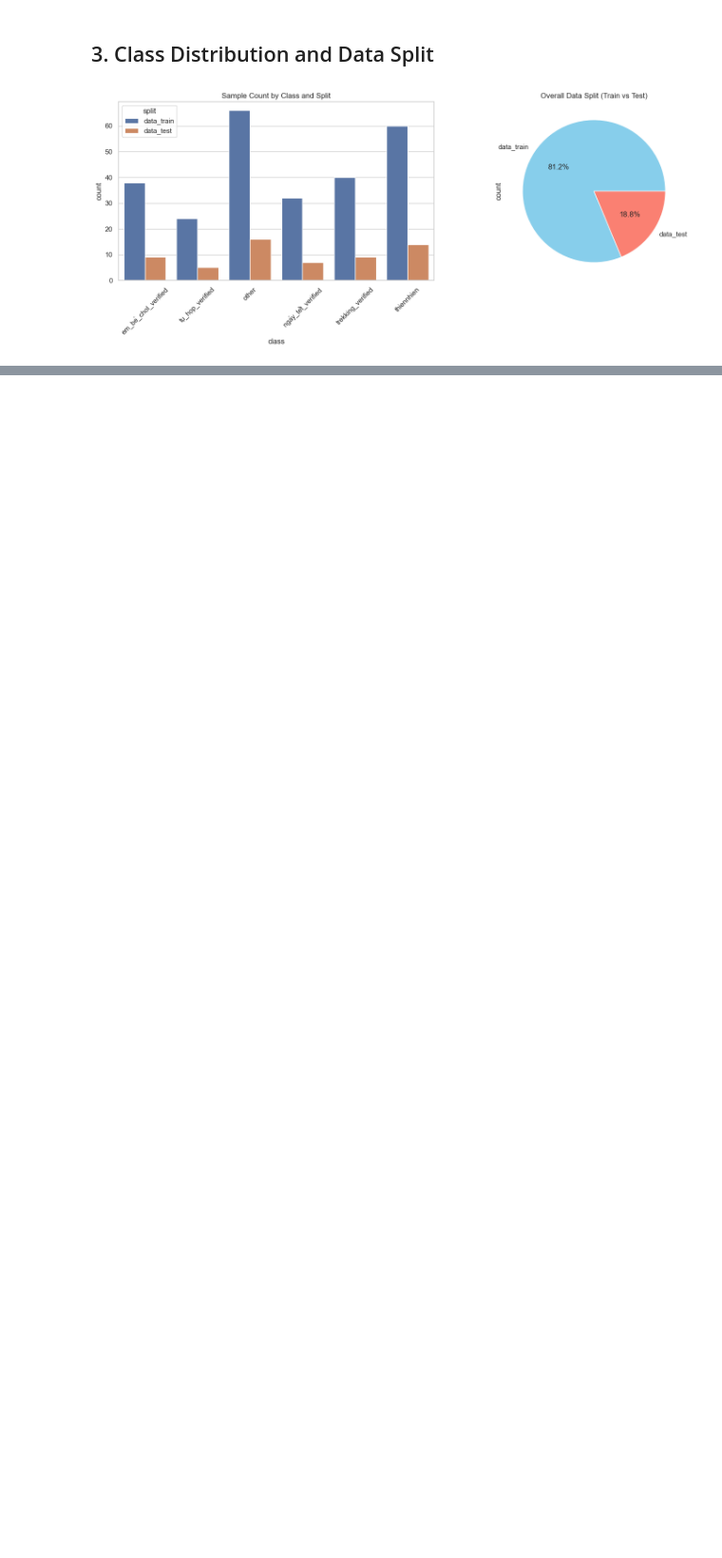
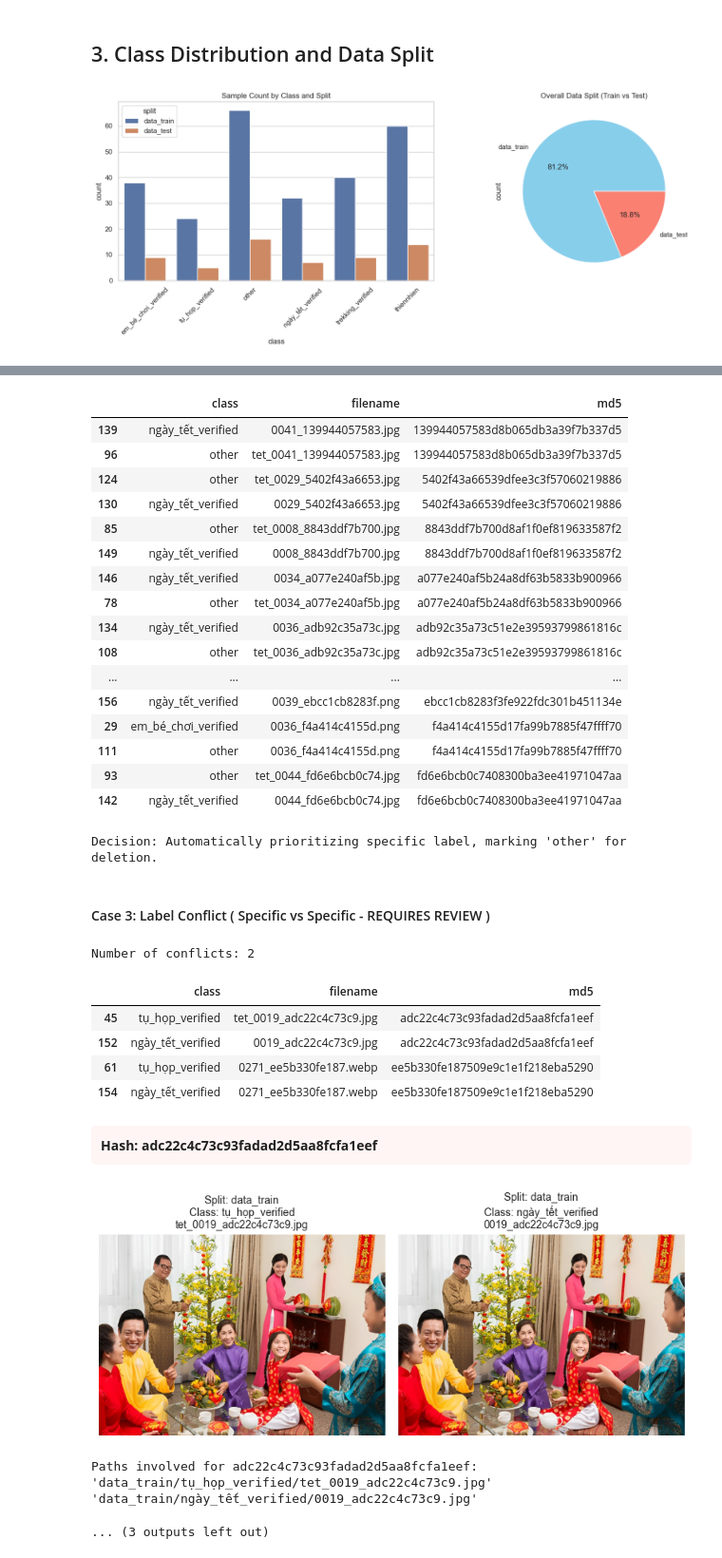
Before and after one commit to QuocThai-254/test, a Jupyter notebook: EDA_Data_Analysis.ipynb, the cells around one changed output, grey strips where cells are left out. Shown at 95% size. Saved outputs shown, nothing was run; the diff lists cells and outputs as text; code cells hidden in the pictures; blank space fills up the shorter version.

```diff
--- a/EDA_Data_Analysis.ipynb
+++ b/EDA_Data_Analysis.ipynb
@@ -230,0 +122,45 @@ plot_sample_grid(train_df, n_samples=4)
+# %%
+to_delete_automated = []
+
+# 4.1 Intra-class duplicates (Same Image, Same Class)
+intra_dupes = train_df[train_df.duplicated(['class', 'md5'], keep=False)].sort_values(['class', 'md5'])
+display(HTML("<h4>Case 1: Intra-class Duplicates (Same label, same content)</h4>"))
+print(f"Number of intra-class duplicates: {intra_dupes['md5'].nunique()}")
+if not intra_dupes.empty:
+    display(intra_dupes[['class', 'filename', 'md5']])
+    # Logic: Keep one, mark others for automated deletion
+    for _, group in intra_dupes.groupby(['class', 'md5']):
+        to_delete_automated.extend(group.iloc[1:]['path'].tolist())
+
+# 4.2 Inter-class conflicts (Same Image, Different Class)
+inter_dupes_all = train_df[train_df.duplicated('md5', keep=False)].sort_values('md5')
+if not inter_dupes_all.empty:
+    inter_conflicts = []
+    for md5, group in inter_dupes_all.groupby('md5'):
+        if len(group['class'].unique()) > 1:
+            inter_conflicts.append(group)
+
+    if inter_conflicts:
+        conflicts_df = pd.concat(inter_conflicts)
+
+        # CASE 2: other vs Specific
+        case2_df = conflicts_df[conflicts_df.groupby('md5')['class'].transform(lambda x: 'other' in x.values)]
+        if not case2_df.empty:
+            display(HTML("<h4>Case 2: Label Conflict ( 'other' vs Specific Label )</h4>"))
+            print(f"Number of conflicts: {case2_df['md5'].nunique()}")
+            display(case2_df[['class', 'filename', 'md5']])
+            print("Decision: Automatically prioritizing specific label, marking 'other' for deletion.")
+            to_delete_automated.extend(case2_df[case2_df['class'] == 'other']['path'].tolist())
+
+        # CASE 3: Specific vs Specific (Requires Review)
+        case3_df = conflicts_df[conflicts_df.groupby('md5')['class'].transform(lambda x: 'other' not in x.values)]
+        if not case3_df.empty:
+            display(HTML("<h4>Case 3: Label Conflict ( Specific vs Specific - REQUIRES REVIEW )</h4>"))
+            print(f"Number of conflicts: {case3_df['md5'].nunique()}")
+            case3_md5s = case3_df['md5'].unique()
+            display(case3_df[['class', 'filename', 'md5']])
+
+            display_conflict_images(case3_df, case3_md5s)
+else:
+    print("No inter-class label conflicts found.")
+# %% [output]
@@ -230,0 +171,31 @@ plot_sample_grid(train_df, n_samples=4)
+|  | class | filename | md5 |
+| 139 | ngày_tết_verified | 0041_139944057583.jpg | 139944057583d8b065db3a39f7b337d5 |
+| 96 | other | tet_0041_139944057583.jpg | 139944057583d8b065db3a39f7b337d5 |
+| 124 | other | tet_0029_5402f43a6653.jpg | 5402f43a66539dfee3c3f57060219886 |
+| 130 | ngày_tết_verified | 0029_5402f43a6653.jpg | 5402f43a66539dfee3c3f57060219886 |
+| 85 | other | tet_0008_8843ddf7b700.jpg | 8843ddf7b700d8af1f0ef819633587f2 |
+| 149 | ngày_tết_verified | 0008_8843ddf7b700.jpg | 8843ddf7b700d8af1f0ef819633587f2 |
+| 146 | ngày_tết_verified | 0034_a077e240af5b.jpg | a077e240af5b24a8df63b5833b900966 |
+| 78 | other | tet_0034_a077e240af5b.jpg | a077e240af5b24a8df63b5833b900966 |
+| 134 | ngày_tết_verified | 0036_adb92c35a73c.jpg | adb92c35a73c51e2e39593799861816c |
+| 108 | other | tet_0036_adb92c35a73c.jpg | adb92c35a73c51e2e39593799861816c |
+| ... | ... | ... | ... |
+| 156 | ngày_tết_verified | 0039_ebcc1cb8283f.png | ebcc1cb8283f3fe922fdc301b451134e |
+| 29 | em_bé_chơi_verified | 0036_f4a414c4155d.png | f4a414c4155d17fa99b7885f47ffff70 |
+| 111 | other | 0036_f4a414c4155d.png | f4a414c4155d17fa99b7885f47ffff70 |
+| 93 | other | tet_0044_fd6e6bcb0c74.jpg | fd6e6bcb0c7408300ba3ee41971047aa |
+| 142 | ngày_tết_verified | 0044_fd6e6bcb0c74.jpg | fd6e6bcb0c7408300ba3ee41971047aa |
+Decision: Automatically prioritizing specific label, marking 'other' for deletion.
+Case 3: Label Conflict ( Specific vs Specific - REQUIRES REVIEW )
+Number of conflicts: 2
+|  | class | filename | md5 |
+| 45 | tụ_họp_verified | tet_0019_adc22c4c73c9.jpg | adc22c4c73c93fadad2d5aa8fcfa1eef |
+| 152 | ngày_tết_verified | 0019_adc22c4c73c9.jpg | adc22c4c73c93fadad2d5aa8fcfa1eef |
+| 61 | tụ_họp_verified | 0271_ee5b330fe187.webp | ee5b330fe187509e9c1e1f218eba5290 |
+| 154 | ngày_tết_verified | 0271_ee5b330fe187.webp | ee5b330fe187509e9c1e1f218eba5290 |
+Hash: adc22c4c73c93fadad2d5aa8fcfa1eef
+[figure, added]
+Paths involved for adc22c4c73c93fadad2d5aa8fcfa1eef:
+'data_train/tụ_họp_verified/tet_0019_adc22c4c73c9.jpg'
+'data_train/ngày_tết_verified/0019_adc22c4c73c9.jpg'
+... (3 outputs left out)
```
Also changed, not shown: parts of 36 cells of this notebook, 13 other files.
